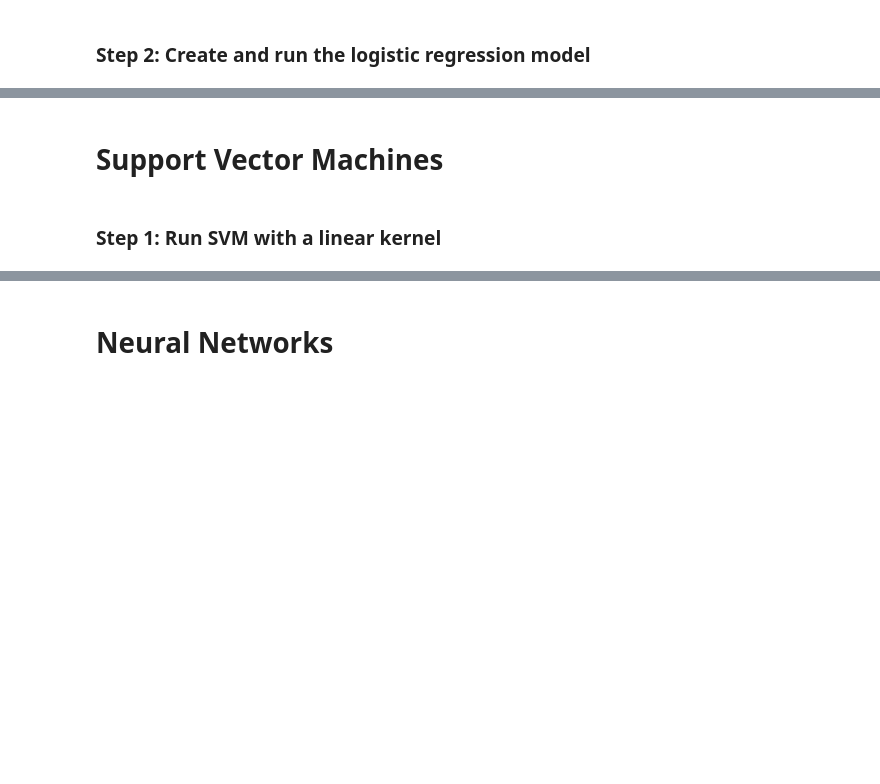
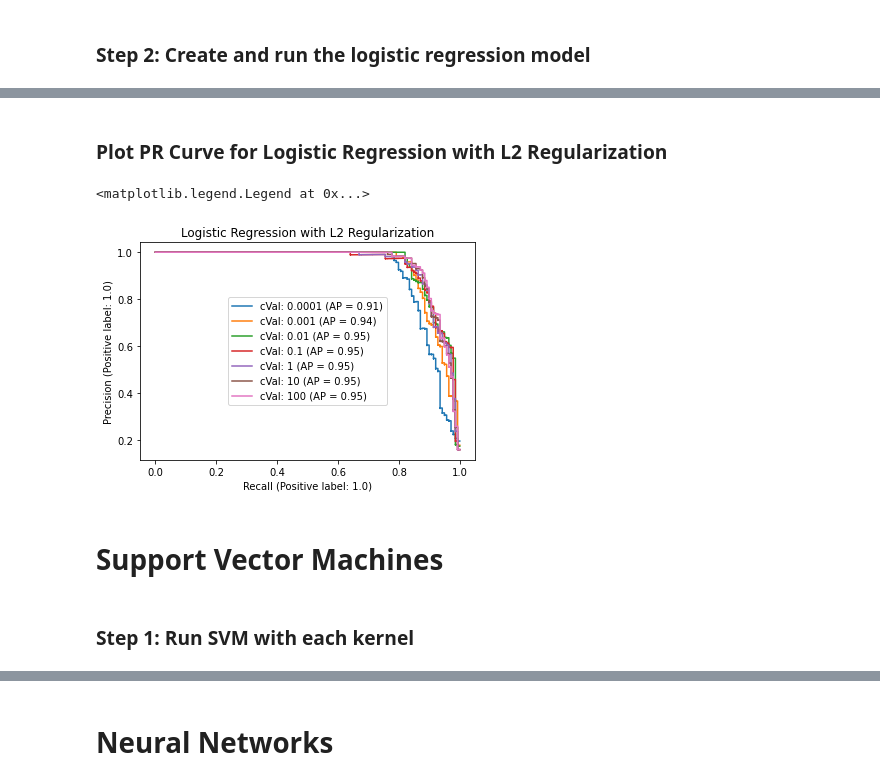
Before and after one commit to HermanLin/credit-card-fraud-detection, a Jupyter notebook: Credit Card Fraud Detection.ipynb, the cells around one changed output, grey strips where cells are left out. Cells and saved outputs as stored; diff of their text form; code cells hidden in the pictures; blank space fills up the shorter version.

```diff
--- a/Credit Card Fraud Detection.ipynb
+++ b/Credit Card Fraud Detection.ipynb
@@ -204,5 +277,15 @@ with open("logreg_results.txt", 'a') as file:
+# %% [markdown]
+### Plot PR Curve for Logistic Regression with L2 Regularization
+# %%
+for model in logreg_l2:
+    plot_precision_recall_curve(model[3], X_test, y_test, ax=plt.gca(), name='cVal: {}'.format(model[0][2][0]))
+plt.title("Logistic Regression with L2 Regularization")
+plt.legend(loc='center')
+# %% [output]
+<matplotlib.legend.Legend at 0x...>
+[figure, added]
 # %% [markdown]
 # Support Vector Machines
 # %% [markdown]
-### Step 1: Run SVM with a linear kernel
+### Step 1: Run SVM with each kernel
 # %%
```
Also changed, not shown: parts of 33 cells of this notebook.
